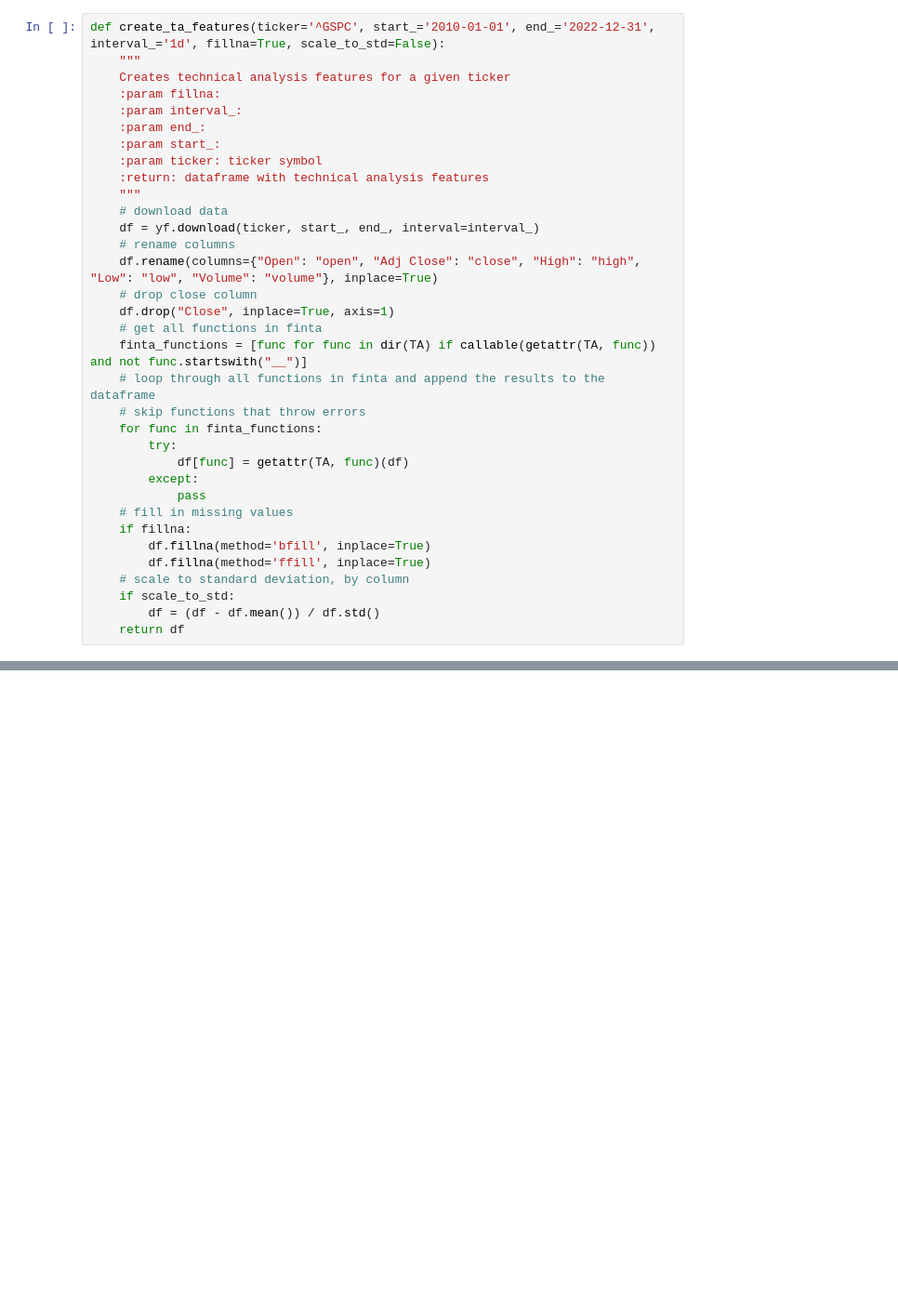
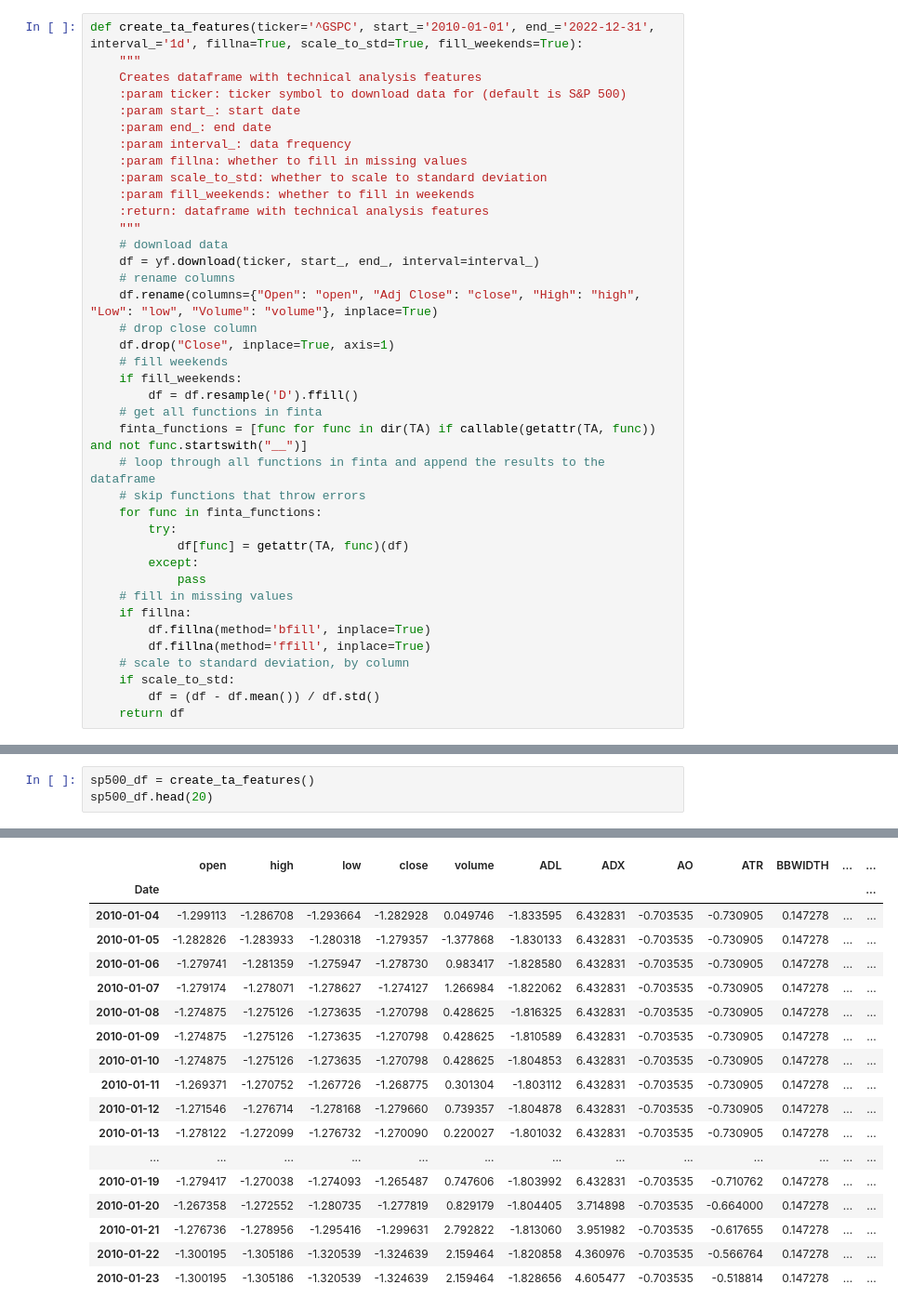
Before and after one commit to krajewskiML/FinDL, a Jupyter notebook: prepare_data.ipynb, the cells around one changed output, grey strips where cells are left out. Shown: that part at 93% size. Cells and saved outputs as stored; diff of their text form; blank space fills up the shorter version.

```diff
--- a/prepare_data.ipynb
+++ b/prepare_data.ipynb
@@ -5,12 +6,14 @@ from finta import TA
 # %%
-def create_ta_features(ticker='^GSPC', start_='2010-01-01', end_='2022-12-31', interval_='1d', fillna=True, scale_to_std=False):
+def create_ta_features(ticker='^GSPC', start_='2010-01-01', end_='2022-12-31', interval_='1d', fillna=True, scale_to_std=True, fill_weekends=True):
     """
-    Creates technical analysis features for a given ticker
-    :param fillna:
-    :param interval_:
-    :param end_:
-    :param start_:
-    :param ticker: ticker symbol
+    Creates dataframe with technical analysis features
+    :param ticker: ticker symbol to download data for (default is S&P 500)
+    :param start_: start date
+    :param end_: end date
+    :param interval_: data frequency
+    :param fillna: whether to fill in missing values
+    :param scale_to_std: whether to scale to standard deviation
+    :param fill_weekends: whether to fill in weekends
     :return: dataframe with technical analysis features
     """
     # download data
@@ -19,6 +22,9 @@ def create_ta_features(ticker='^GSPC', start_='2010-01-01', end_='2022-12-31', i
     df.rename(columns={"Open": "open", "Adj Close": "close", "High": "high", "Low": "low", "Volume": "volume"}, inplace=True)
     # drop close column
     df.drop("Close", inplace=True, axis=1)
+    # fill weekends
+    if fill_weekends:
+        df = df.resample('D').ffill()
     # get all functions in finta
     finta_functions = [func for func in dir(TA) if callable(getattr(TA, func)) and not func.startswith("__")]
     # loop through all functions in finta and append the results to the dataframe
@@ -61,0 +101,4 @@ create_ta_features(scale_to_std=True).head(20)
+# %%
+sp500_df = create_ta_features()
+sp500_df.head(20)
+# %% [output]
@@ -61,0 +106,18 @@ create_ta_features(scale_to_std=True).head(20)
+|  | open | high | low | close | volume | ADL | ADX | AO | ATR | BBWIDTH | ... | ... |
+| Date |  |  |  |  |  |  |  |  |  |  |  | ... |
+| 2010-01-04 | -1.299113 | -1.286708 | -1.293664 | -1.282928 | 0.049746 | -1.833595 | 6.432831 | -0.703535 | -0.730905 | 0.147278 | ... | ... |
+| 2010-01-05 | -1.282826 | -1.283933 | -1.280318 | -1.279357 | -1.377868 | -1.830133 | 6.432831 | -0.703535 | -0.730905 | 0.147278 | ... | ... |
+| 2010-01-06 | -1.279741 | -1.281359 | -1.275947 | -1.278730 | 0.983417 | -1.828580 | 6.432831 | -0.703535 | -0.730905 | 0.147278 | ... | ... |
+| 2010-01-07 | -1.279174 | -1.278071 | -1.278627 | -1.274127 | 1.266984 | -1.822062 | 6.432831 | -0.703535 | -0.730905 | 0.147278 | ... | ... |
+| 2010-01-08 | -1.274875 | -1.275126 | -1.273635 | -1.270798 | 0.428625 | -1.816325 | 6.432831 | -0.703535 | -0.730905 | 0.147278 | ... | ... |
+| 2010-01-09 | -1.274875 | -1.275126 | -1.273635 | -1.270798 | 0.428625 | -1.810589 | 6.432831 | -0.703535 | -0.730905 | 0.147278 | ... | ... |
+| 2010-01-10 | -1.274875 | -1.275126 | -1.273635 | -1.270798 | 0.428625 | -1.804853 | 6.432831 | -0.703535 | -0.730905 | 0.147278 | ... | ... |
+| 2010-01-11 | -1.269371 | -1.270752 | -1.267726 | -1.268775 | 0.301304 | -1.803112 | 6.432831 | -0.703535 | -0.730905 | 0.147278 | ... | ... |
+| 2010-01-12 | -1.271546 | -1.276714 | -1.278168 | -1.279660 | 0.739357 | -1.804878 | 6.432831 | -0.703535 | -0.730905 | 0.147278 | ... | ... |
+| 2010-01-13 | -1.278122 | -1.272099 | -1.276732 | -1.270090 | 0.220027 | -1.801032 | 6.432831 | -0.703535 | -0.730905 | 0.147278 | ... | ... |
+| ... | ... | ... | ... | ... | ... | ... | ... | ... | ... | ... | ... | ... |
+| 2010-01-19 | -1.279417 | -1.270038 | -1.274093 | -1.265487 | 0.747606 | -1.803992 | 6.432831 | -0.703535 | -0.710762 | 0.147278 | ... | ... |
+| 2010-01-20 | -1.267358 | -1.272552 | -1.280735 | -1.277819 | 0.829179 | -1.804405 | 3.714898 | -0.703535 | -0.664000 | 0.147278 | ... | ... |
+| 2010-01-21 | -1.276736 | -1.278956 | -1.295416 | -1.299631 | 2.792822 | -1.813060 | 3.951982 | -0.703535 | -0.617655 | 0.147278 | ... | ... |
+| 2010-01-22 | -1.300195 | -1.305186 | -1.320539 | -1.324639 | 2.159464 | -1.820858 | 4.360976 | -0.703535 | -0.566764 | 0.147278 | ... | ... |
+| 2010-01-23 | -1.300195 | -1.305186 | -1.320539 | -1.324639 | 2.159464 | -1.828656 | 4.605477 | -0.703535 | -0.518814 | 0.147278 | ... | ... |
```
Also changed, not shown: parts of 7 cells of this notebook.
